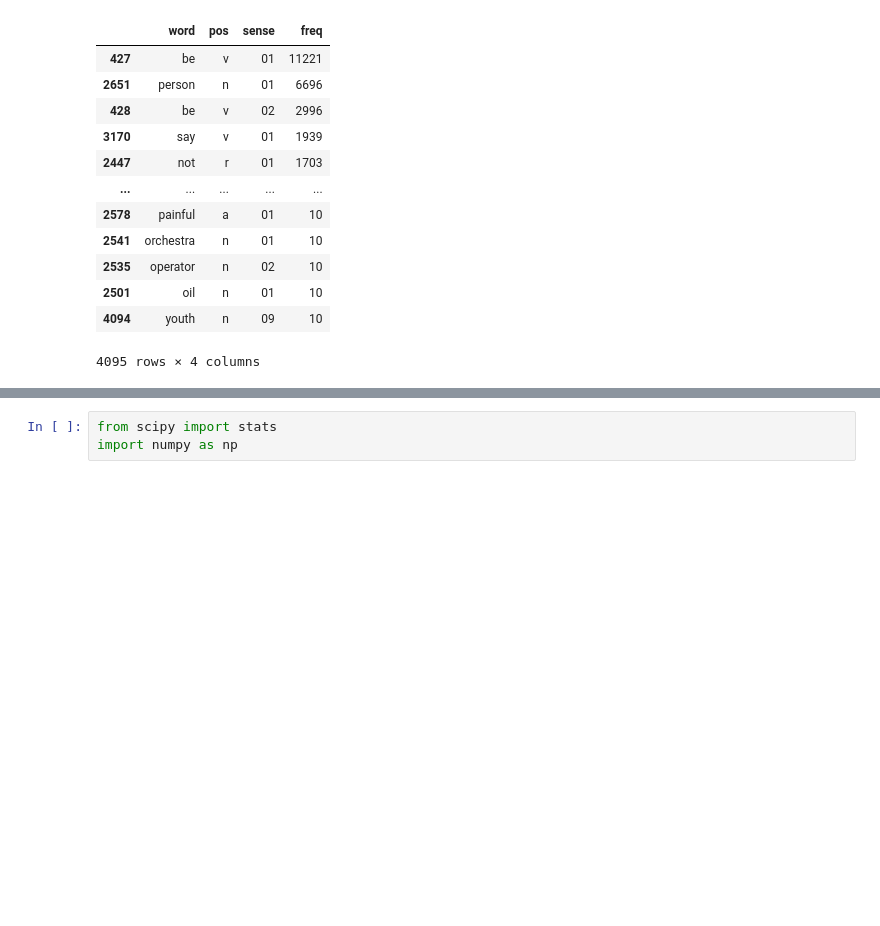
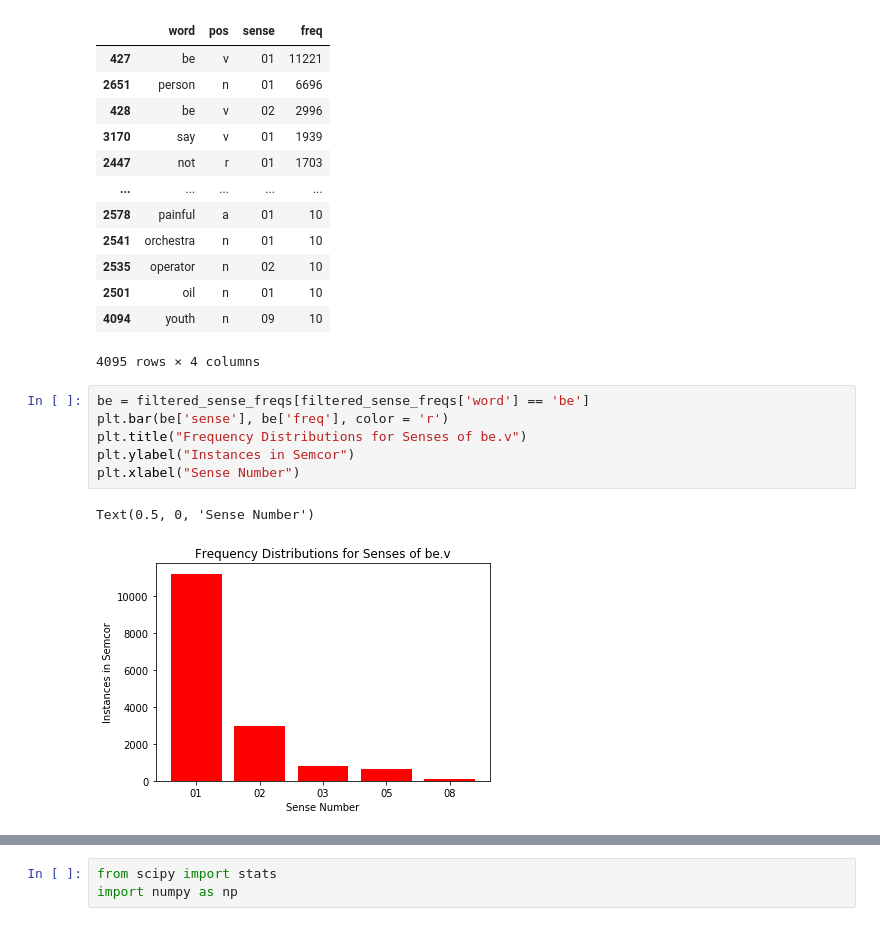
Before and after one commit to sathvikn/bert-wordsense, a Jupyter notebook: codebase/semcor_freqs.ipynb, the cells around one changed output, grey strips where cells are left out. Saved outputs shown, nothing was run; the diff lists cells and outputs as text; blank space fills up the shorter version.

```diff
--- a/codebase/semcor_freqs.ipynb
+++ b/codebase/semcor_freqs.ipynb
@@ -192,3 +192,12 @@ filtered_sense_freqs.sort_values('freq', ascending = False)
 | 2501 | oil | n | 01 | 10 |
 | 4094 | youth | n | 09 | 10 |
 4095 rows × 4 columns
+# %%
+be = filtered_sense_freqs[filtered_sense_freqs['word'] == 'be']
+plt.bar(be['sense'], be['freq'], color = 'r')
+plt.title("Frequency Distributions for Senses of be.v")
+plt.ylabel("Instances in Semcor")
+plt.xlabel("Sense Number")
+# %% [output]
+Text(0.5, 0, 'Sense Number')
+[figure, added]
```
Also changed, not shown: parts of 5 cells of this notebook, 7 other files.
